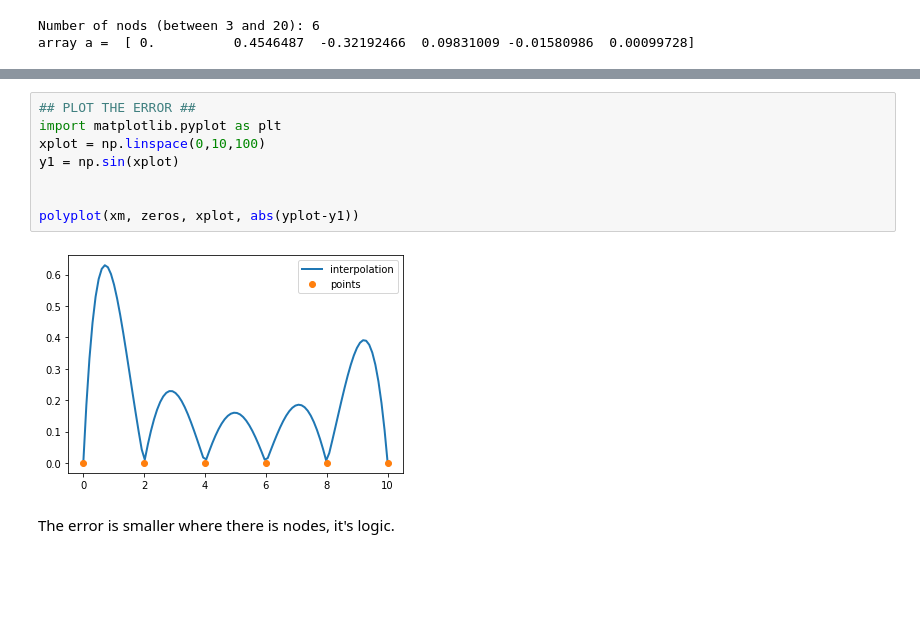
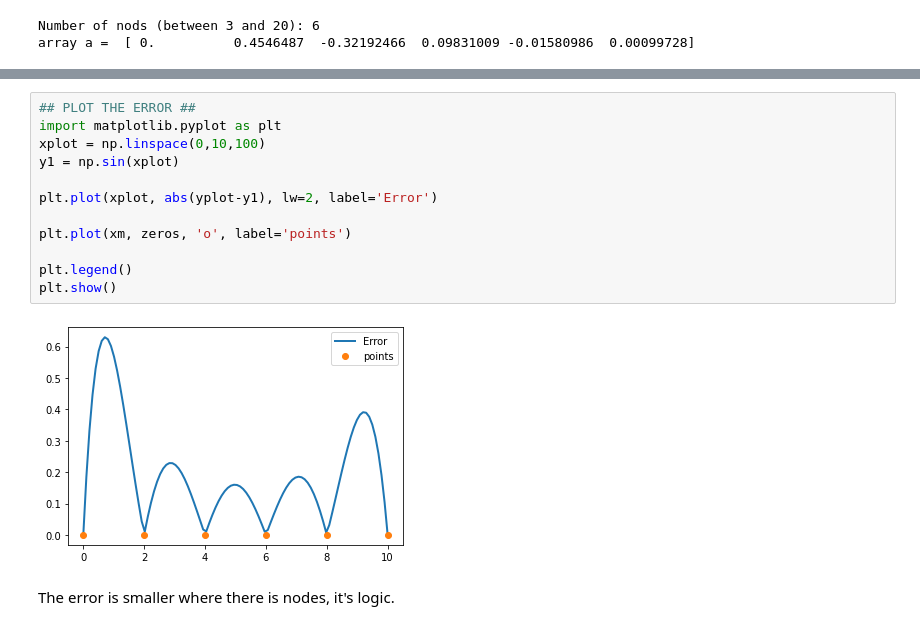
Before and after one commit to oburckard/PFE, a Jupyter notebook: Lab7.ipynb, the cells around one changed output, grey strips where cells are left out. Cells and saved outputs as stored; diff of their text form; blank space fills up the shorter version.

```diff
--- a/Lab7.ipynb
+++ b/Lab7.ipynb
@@ -193,12 +193,16 @@ polyplot(xm, ym, xplot, yplot)
 # %%
 ## PLOT THE ERROR ##
 import matplotlib.pyplot as plt
 xplot = np.linspace(0,10,100)
 y1 = np.sin(xplot)
 
+plt.plot(xplot, abs(yplot-y1), lw=2, label='Error')
 
-polyplot(xm, zeros, xplot, abs(yplot-y1))
+plt.plot(xm, zeros, 'o', label='points')
+
+plt.legend()
+plt.show()
 # %% [output]
-[figure, old version]
+[figure, new version]
 # %% [markdown]
 The error is smaller where there is nodes, it's logic.
```
Also changed, not shown: parts of 1 cell of this notebook.
